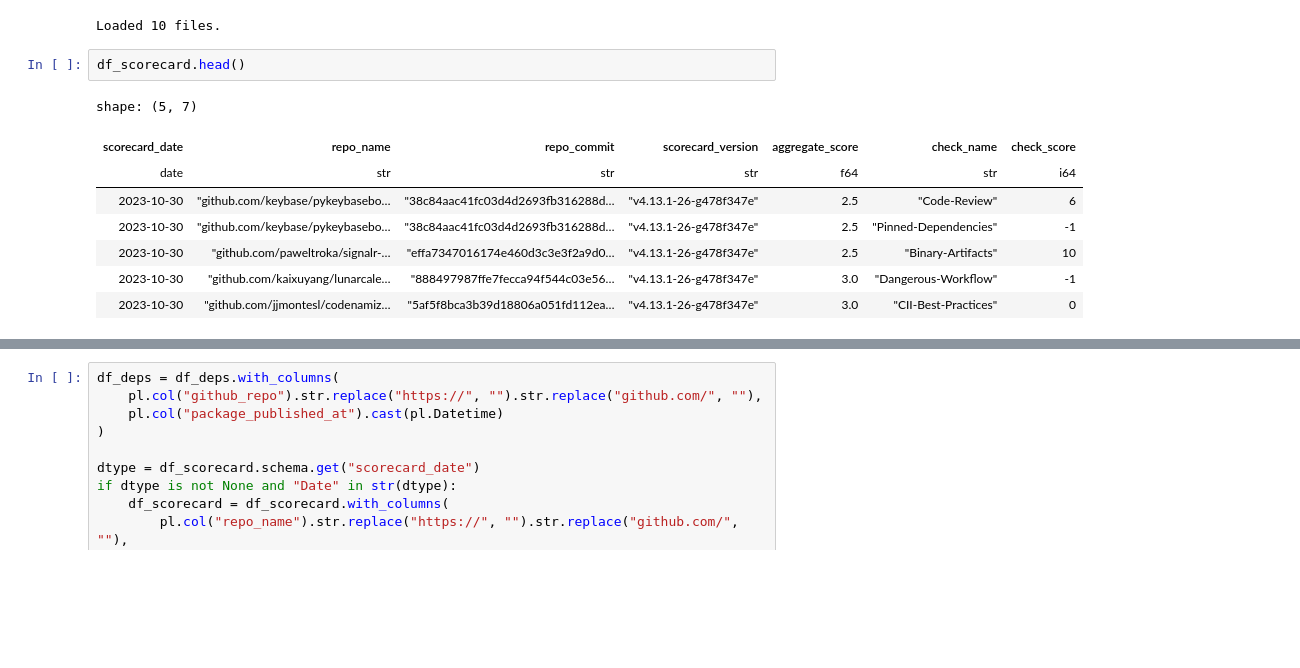
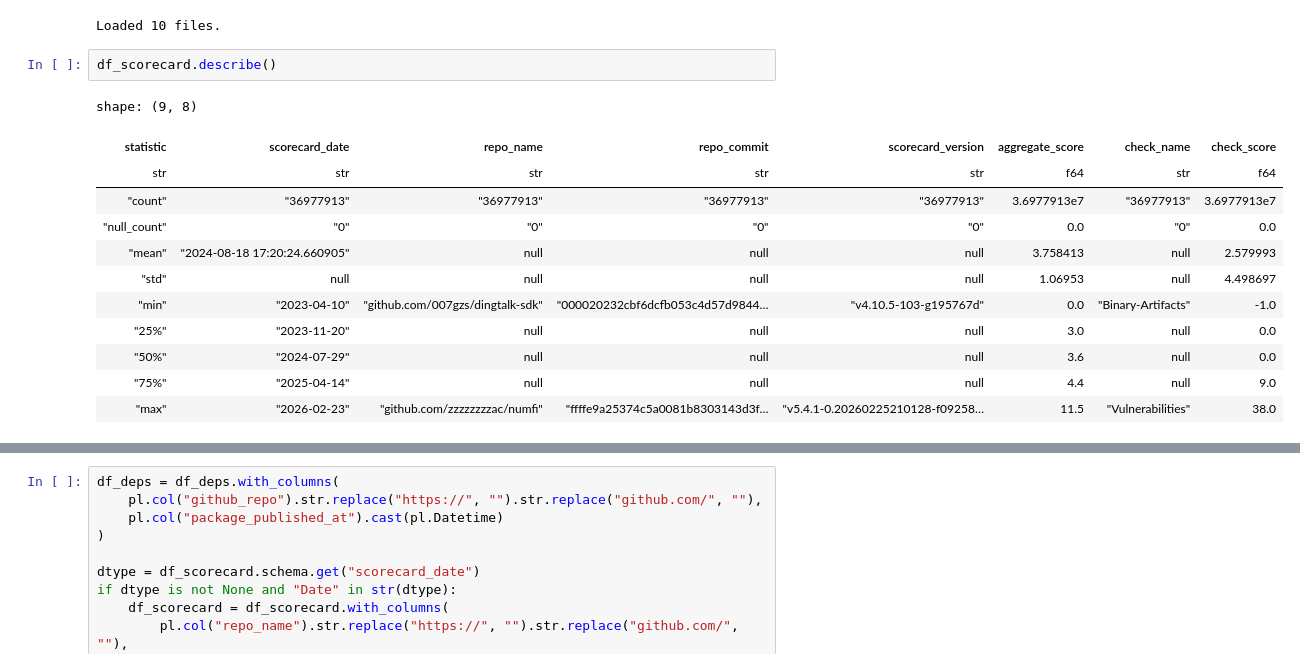
Before and after one commit to shcherbin/mads-siads-699-winter-2026-capstone, a Jupyter notebook: sql/exploration/mttu_explore.ipynb, the cells around one changed output, grey strips where cells are left out. Drawn from its saved outputs; the diff is of its cells as text; blank space fills up the shorter version.

```diff
--- a/notebooks/data-exploration.ipynb
+++ b/sql/exploration/mttu_explore.ipynb
@@ -42,13 +91,17 @@ if first_five:
 # %% [output]
 Loaded 10 files.
 # %%
-df_scorecard.head()
+df_scorecard.describe()
 # %% [output]
-shape: (5, 7)
+shape: (9, 8)
-| scorecard_date | repo_name | repo_commit | scorecard_version | aggregate_score | check_name | check_score |
-| date | str | str | str | f64 | str | i64 |
-| 2023-10-30 | "github.com/keybase/pykeybasebo… | "38c84aac41fc03d4d2693fb316288d… | "v4.13.1-26-g478f347e" | 2.5 | "Code-Review" | 6 |
-| 2023-10-30 | "github.com/keybase/pykeybasebo… | "38c84aac41fc03d4d2693fb316288d… | "v4.13.1-26-g478f347e" | 2.5 | "Pinned-Dependencies" | -1 |
-| 2023-10-30 | "github.com/paweltroka/signalr-… | "effa7347016174e460d3c3e3f2a9d0… | "v4.13.1-26-g478f347e" | 2.5 | "Binary-Artifacts" | 10 |
-| 2023-10-30 | "github.com/kaixuyang/lunarcale… | "888497987ffe7fecca94f544c03e56… | "v4.13.1-26-g478f347e" | 3.0 | "Dangerous-Workflow" | -1 |
-| 2023-10-30 | "github.com/jjmontesl/codenamiz… | "5af5f8bca3b39d18806a051fd112ea… | "v4.13.1-26-g478f347e" | 3.0 | "CII-Best-Practices" | 0 |
+| statistic | scorecard_date | repo_name | repo_commit | scorecard_version | aggregate_score | check_name | check_score |
+| str | str | str | str | str | f64 | str | f64 |
+| "count" | "36977913" | "36977913" | "36977913" | "36977913" | 3.6977913e7 | "36977913" | 3.6977913e7 |
+| "null_count" | "0" | "0" | "0" | "0" | 0.0 | "0" | 0.0 |
+| "mean" | "2024-08-18 17:20:24.660905" | null | null | null | 3.758413 | null | 2.579993 |
+| "std" | null | null | null | null | 1.06953 | null | 4.498697 |
+| "min" | "2023-04-10" | "github.com/007gzs/dingtalk-sdk" | "000020232cbf6dcfb053c4d57d9844… | "v4.10.5-103-g195767d" | 0.0 | "Binary-Artifacts" | -1.0 |
+| "25%" | "2023-11-20" | null | null | null | 3.0 | null | 0.0 |
+| "50%" | "2024-07-29" | null | null | null | 3.6 | null | 0.0 |
+| "75%" | "2025-04-14" | null | null | null | 4.4 | null | 9.0 |
+| "max" | "2026-02-23" | "github.com/zzzzzzzzac/numfi" | "ffffe9a25374c5a0081b8303143d3f… | "v5.4.1-0.20260225210128-f09258… | 11.5 | "Vulnerabilities" | 38.0 |
```
Also changed, not shown: parts of 5 cells of this notebook.
